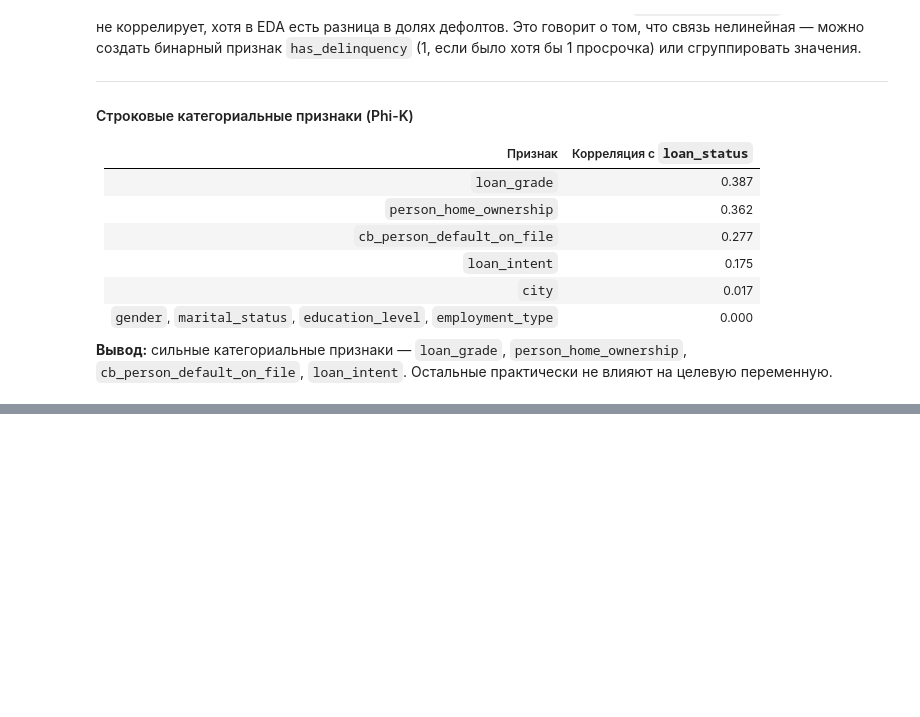
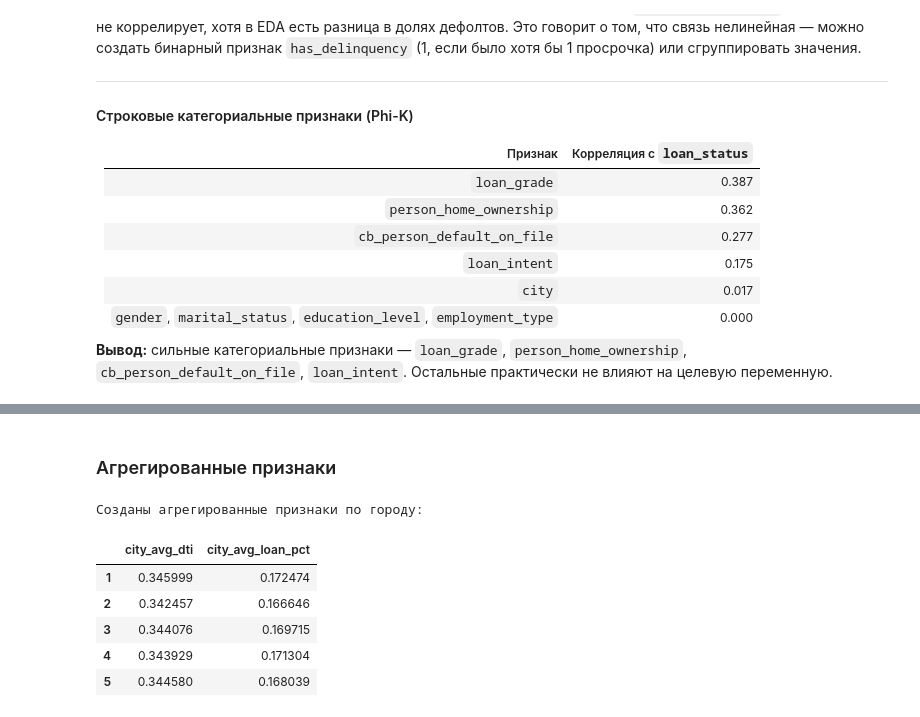
Before and after one commit to null-route-dev/credit-risk-classification, a Jupyter notebook: notebooks/03_feature_engineering.ipynb, the cells around one changed output, grey strips where cells are left out. Saved outputs shown, nothing was run; the diff lists cells and outputs as text; code cells hidden in the pictures; blank space fills up the shorter version.

```diff
--- a/notebooks/03_feature_engineering.ipynb
+++ b/notebooks/03_feature_engineering.ipynb
@@ -286,0 +341,21 @@ Name: loan_status, dtype: float64
+# %% [markdown]
+### Агрегированные признаки
+# %%
+# Средний DTI по городу
+city_avg_dti = df.groupby("city")["debt_to_income_ratio"].mean().to_dict()
+df["city_avg_dti"] = df["city"].map(city_avg_dti)
+
+# Средний loan_percent_income по городу
+city_avg_loan_pct = df.groupby("city")["loan_percent_income"].mean().to_dict()
+df["city_avg_loan_pct"] = df["city"].map(city_avg_loan_pct)
+
+print("Созданы агрегированные признаки по городу:")
+display(df[["city_avg_dti", "city_avg_loan_pct"]].head())
+# %% [output]
+Созданы агрегированные признаки по городу:
+|  | city_avg_dti | city_avg_loan_pct |
+| 1 | 0.345999 | 0.172474 |
+| 2 | 0.342457 | 0.166646 |
+| 3 | 0.344076 | 0.169715 |
+| 4 | 0.343929 | 0.171304 |
+| 5 | 0.344580 | 0.168039 |
```
Also changed, not shown: parts of 7 cells of this notebook.
